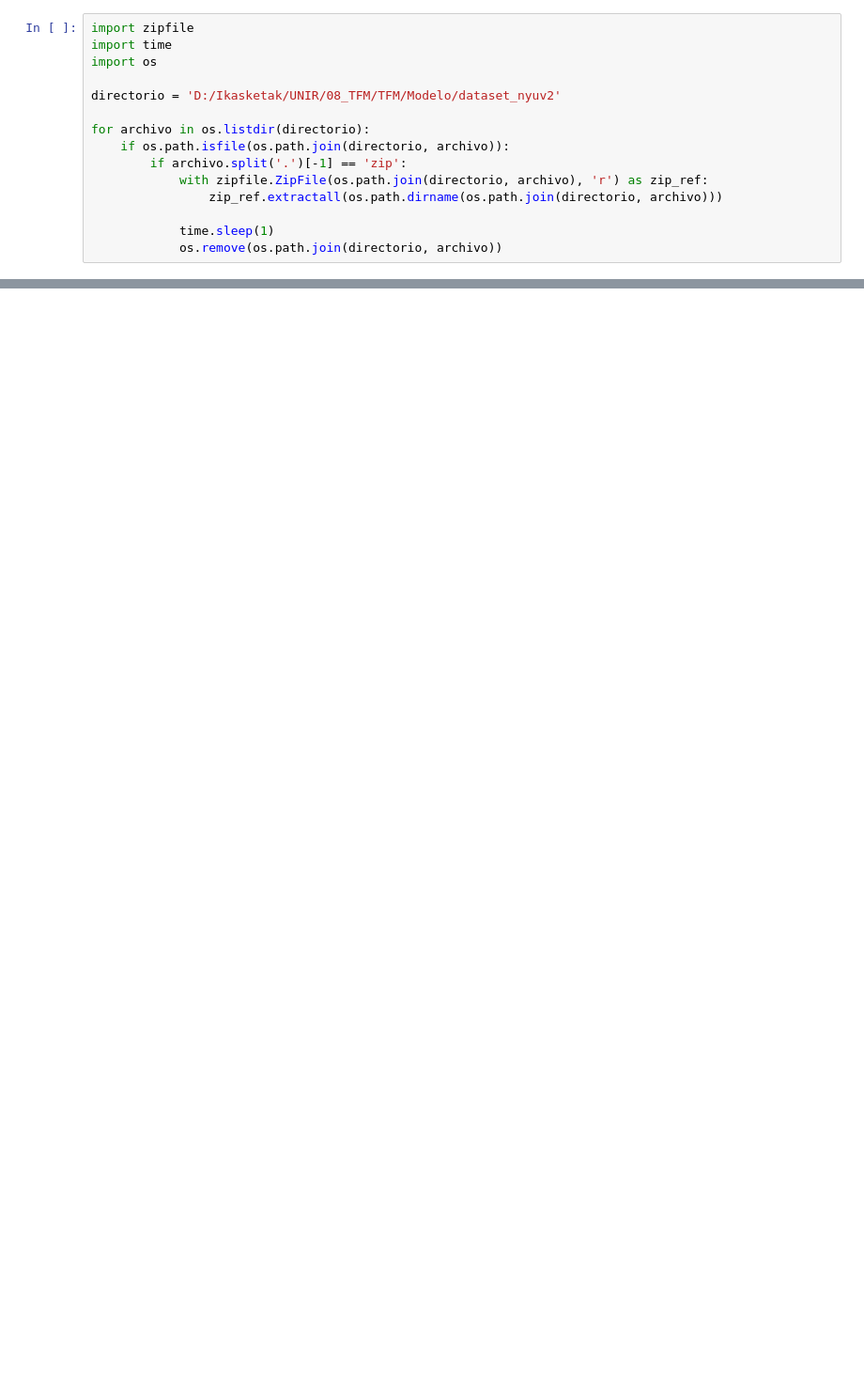
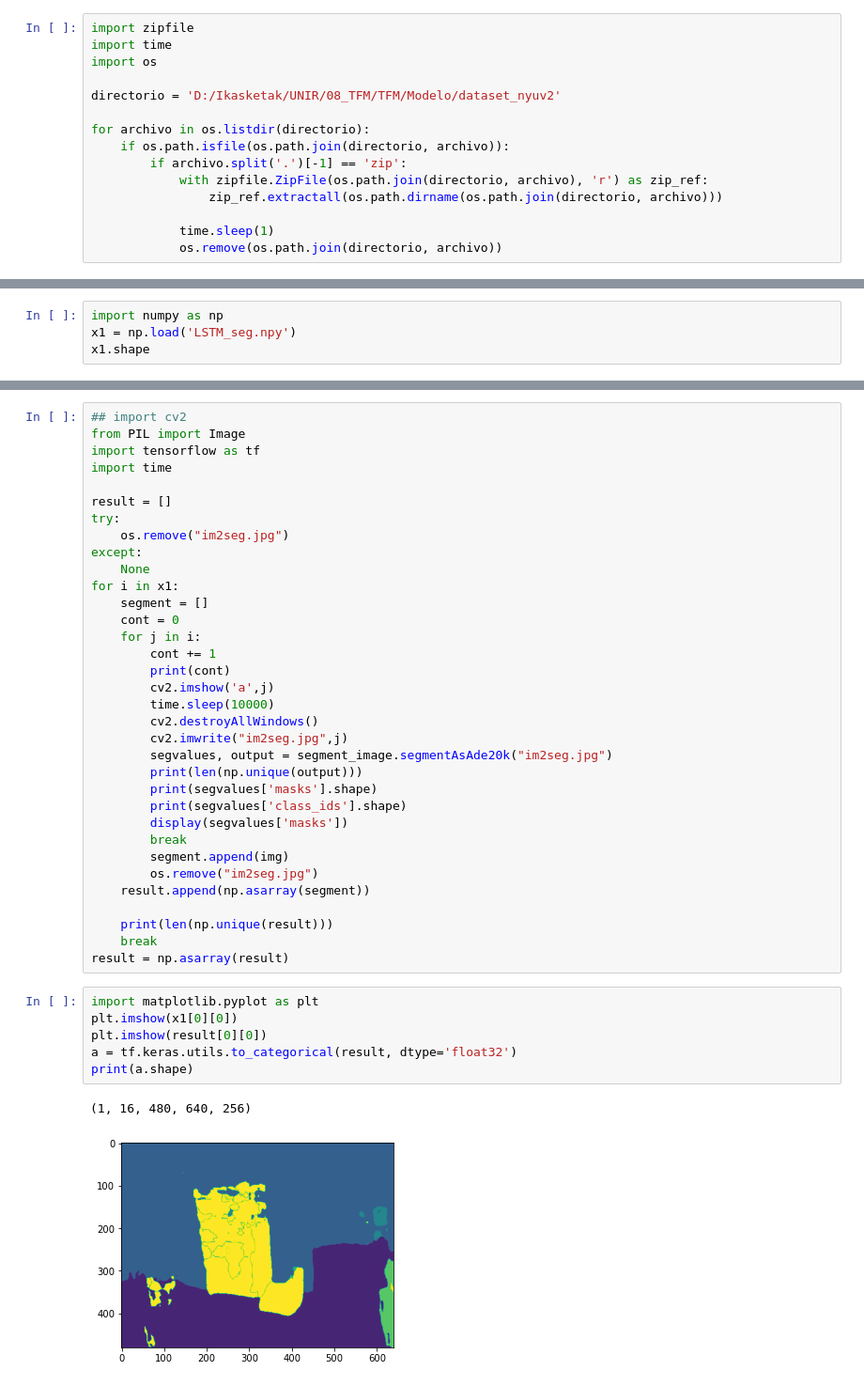
Before and after one commit to mikelalda/TFM, a Jupyter notebook: Modelo/dataset/Prepare_LSTM_dataset.ipynb, the cells around one changed output, grey strips where cells are left out. Shown at 94% size. Saved outputs shown, nothing was run; the diff lists cells and outputs as text; blank space fills up the shorter version.

```diff
--- a/Modelo/dataset/Prepare_LSTM_dataset.ipynb
+++ b/Modelo/dataset/Prepare_LSTM_dataset.ipynb
@@ -63,0 +167,4 @@ dep_list = np.asarray(rgb_list)
+# %%
+import numpy as np
+x1 = np.load('LSTM_seg.npy')
+x1.shape
@@ -63,0 +232,43 @@ dep_list = np.asarray(rgb_list)
+# %%
+## import cv2
+from PIL import Image
+import tensorflow as tf
+import time
+
+result = []
+try:
+    os.remove("im2seg.jpg")
+except:
+    None
+for i in x1:
+    segment = []
+    cont = 0
+    for j in i:
+        cont += 1
+        print(cont)
+        cv2.imshow('a',j)
+        time.sleep(10000)
+        cv2.destroyAllWindows()
+        cv2.imwrite("im2seg.jpg",j)
+        segvalues, output = segment_image.segmentAsAde20k("im2seg.jpg")
+        print(len(np.unique(output)))
+        print(segvalues['masks'].shape)
+        print(segvalues['class_ids'].shape)
+        display(segvalues['masks'])
+        break
+        segment.append(img)
+        os.remove("im2seg.jpg")
+    result.append(np.asarray(segment))
+
+    print(len(np.unique(result)))
+    break
+result = np.asarray(result)
+# %%
+import matplotlib.pyplot as plt
+plt.imshow(x1[0][0])
+plt.imshow(result[0][0])
+a = tf.keras.utils.to_categorical(result, dtype='float32')
+print(a.shape)
+# %% [output]
+(1, 16, 480, 640, 256)
+[figure, added]
```
Also changed, not shown: parts of 11 cells of this notebook, 9 other files.
